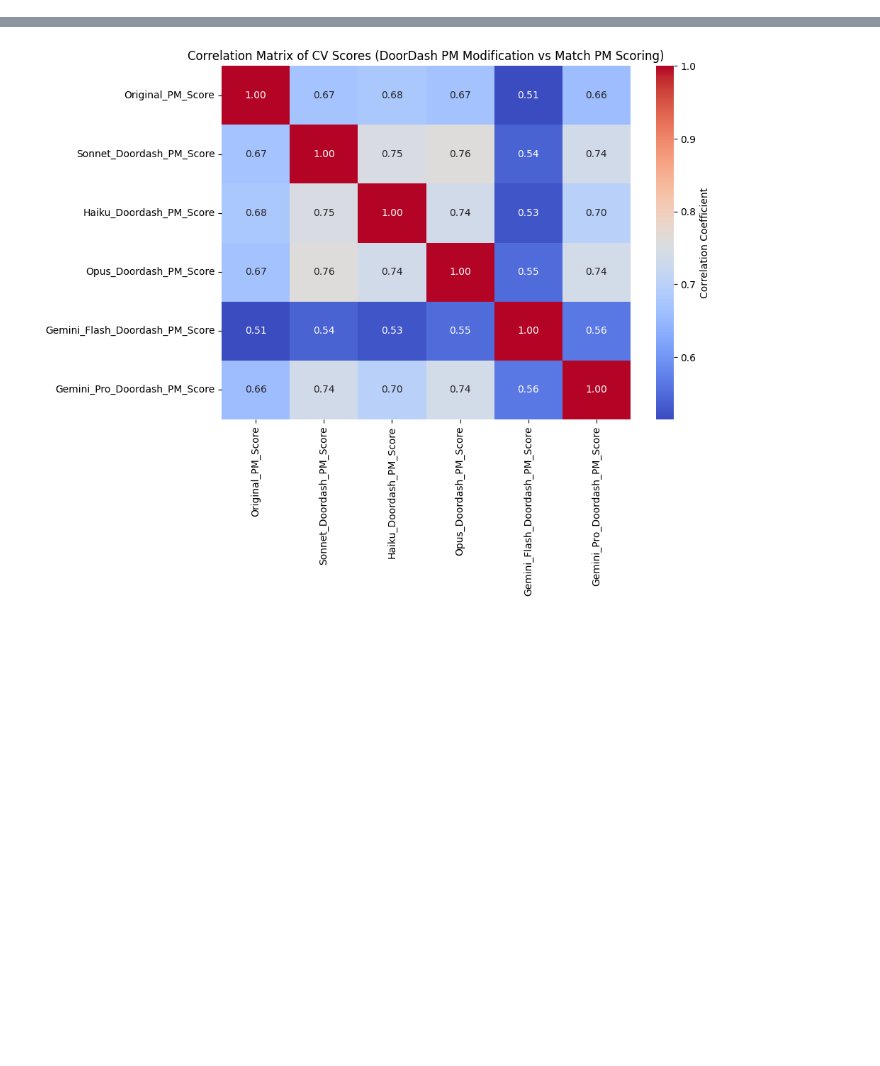
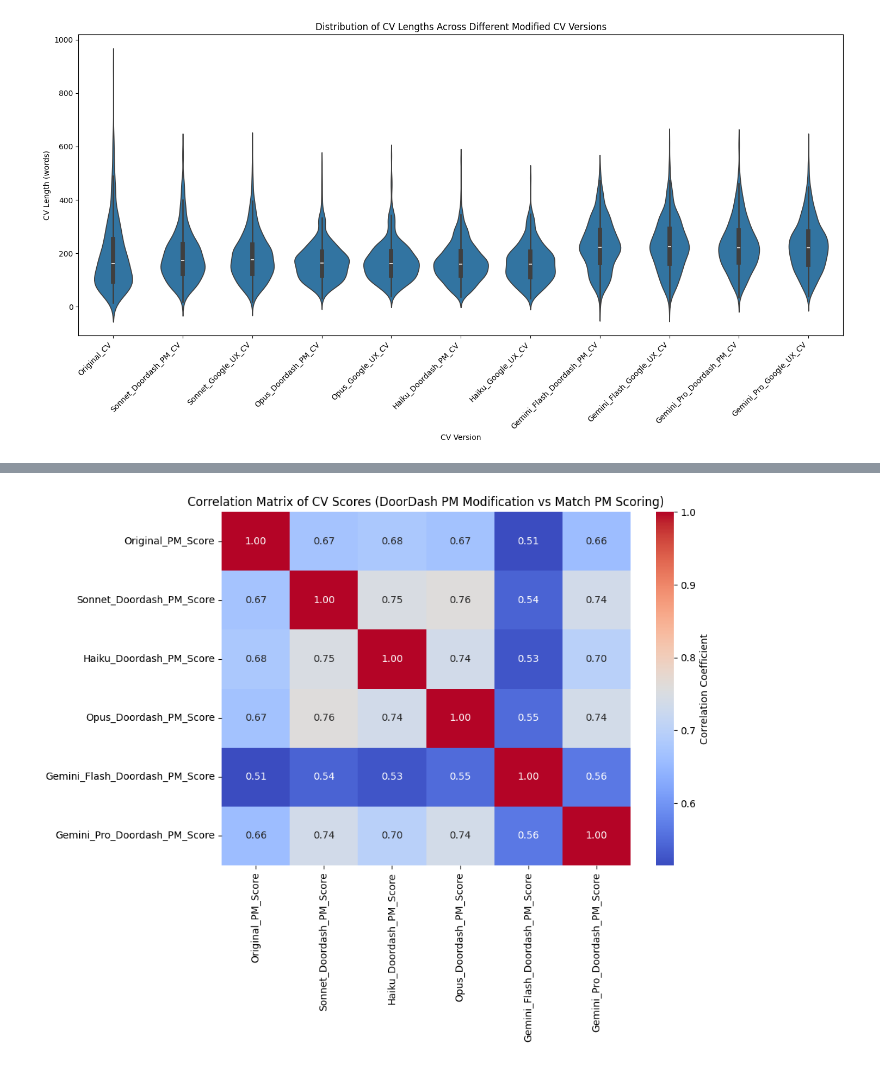
Before and after one commit to pvdklei/FACT, a Jupyter notebook: pepijn/visualize.ipynb, the cells around one changed output, grey strips where cells are left out. Drawn from its saved outputs; the diff is of its cells as text; code cells hidden in the pictures; blank space fills up the shorter version.

Commit message:
nog wat data

```diff
--- a/pepijn/visualize.ipynb
+++ b/pepijn/visualize.ipynb
@@ -16 +10,15 @@ Also, they take a sample of 100 CV's, but I am really unsure if those are sample
+# %%
+
+original_cvs_df = pd.read_csv(os.path.join(ORIGINAL_CVS_FOLDER, "original_cvs.csv"), index_col=0)
+
+sonnet_doordash_pm_modified_cvs_df = pd.read_csv(os.path.join(MODIFIED_CVS_FOLDER, "sonnet_doordash_pm.csv"), index_col=0)
+sonnet_google_ux_modified_cvs_df = pd.read_csv(os.path.join(MODIFIED_CVS_FOLDER, "sonnet_google_ux.csv"), index_col=0)
+opus_doordash_pm_modified_cvs_df = pd.read_csv(os.path.join(MODIFIED_CVS_FOLDER, "opus_doordash_pm.csv"), index_col=0)
+opus_google_ux_modified_cvs_df = pd.read_csv(os.path.join(MODIFIED_CVS_FOLDER, "opus_google_ux.csv"), index_col=0)
+haiku_doordash_pm_modified_cvs_df = pd.read_csv(os.path.join(MODIFIED_CVS_FOLDER, "haiku_doordash_pm.csv"), index_col=0)
+haiku_google_ux_modified_cvs_df = pd.read_csv(os.path.join(MODIFIED_CVS_FOLDER, "haiku_google_ux.csv"), index_col=0)
+gemini_flash_doordash_pm_modified_cvs_df = pd.read_csv(os.path.join(MODIFIED_CVS_FOLDER, "gemini_flash_doordash_pm.csv"), index_col=0)
+gemini_flash_google_ux_modified_cvs_df = pd.read_csv(os.path.join(MODIFIED_CVS_FOLDER, "gemini_flash_google_ux.csv"), index_col=0)
+gemini_pro_doordash_pm_modified_cvs_df = pd.read_csv(os.path.join(MODIFIED_CVS_FOLDER, "gemini_pro_doordash_pm.csv"), index_col=0)
+gemini_pro_google_ux_modified_cvs_df = pd.read_csv(os.path.join(MODIFIED_CVS_FOLDER, "gemini_pro_google_ux.csv"), index_col=0)
 # %%
@@ -38,0 +46,18 @@ scores_sonnet_doordash_pm_df.head()
+# %%
+modified_cvs_combined_df = pd.concat(
+    [
+        original_cvs_df["CV"].rename("Original_CV"),
+        select_and_rename_by_substr(sonnet_doordash_pm_modified_cvs_df, "CV", "Sonnet_Doordash_PM_CV"),
+        select_and_rename_by_substr(sonnet_google_ux_modified_cvs_df, "CV", "Sonnet_Google_UX_CV"),
+        select_and_rename_by_substr(opus_doordash_pm_modified_cvs_df, "CV", "Opus_Doordash_PM_CV"),
+        select_and_rename_by_substr(opus_google_ux_modified_cvs_df, "CV", "Opus_Google_UX_CV"),
+        select_and_rename_by_substr(haiku_doordash_pm_modified_cvs_df, "CV", "Haiku_Doordash_PM_CV"),
+        select_and_rename_by_substr(haiku_google_ux_modified_cvs_df, "CV", "Haiku_Google_UX_CV"),
+        select_and_rename_by_substr(gemini_flash_doordash_pm_modified_cvs_df, "CV", "Gemini_Flash_Doordash_PM_CV"),
+        select_and_rename_by_substr(gemini_flash_google_ux_modified_cvs_df, "CV", "Gemini_Flash_Google_UX_CV"),
+        select_and_rename_by_substr(gemini_pro_doordash_pm_modified_cvs_df, "CV", "Gemini_Pro_Doordash_PM_CV"),
+        select_and_rename_by_substr(gemini_pro_google_ux_modified_cvs_df, "CV", "Gemini_Pro_Google_UX_CV"),
+    ],
+    axis=1,
+    join="outer",
+)
@@ -38,0 +81,14 @@ scores_sonnet_doordash_pm_df.head()
+# %%
+# Make a violin plot showing the distribution of CV lengths for each modified CV set
+cv_length_df = modified_cvs_combined_df.copy()
+for col in cv_length_df.columns:
+    cv_length_df[col] = cv_length_df[col].apply(lambda x: len(str(x).split()))  # Count words as length
+cv_length_melted_df = cv_length_df.melt(var_name="CV Version", value_name="CV Length (words)")
+plt.figure(figsize=(15, 8))
+sns.violinplot(data=cv_length_melted_df, x="CV Version", y="CV Length (words)")
+plt.xticks(rotation=45, ha='right')
+plt.title("Distribution of CV Lengths Across Different Modified CV Versions")
+plt.tight_layout()
+plt.show()
+# %% [output]
+[figure, added]
```
Also changed, not shown: parts of 13 cells of this notebook, 8 other files.
